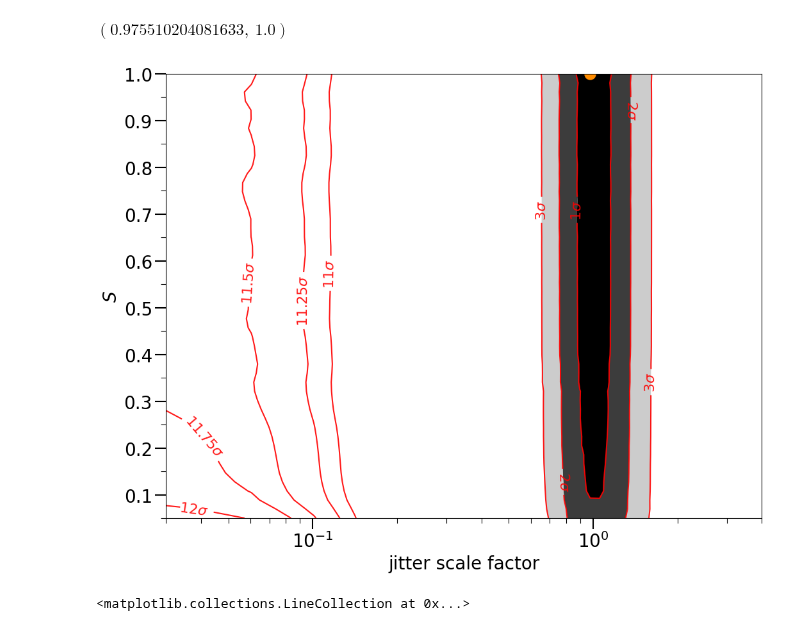
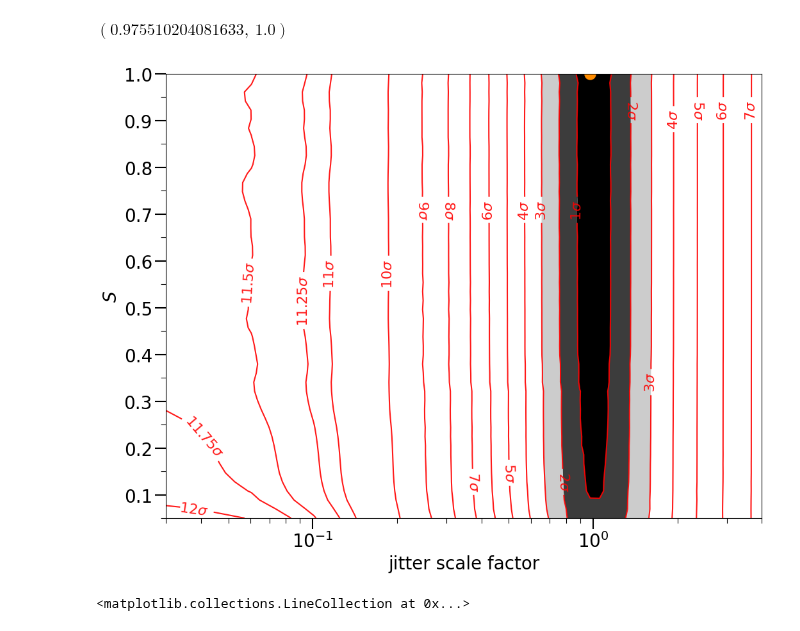
Before and after one commit to ia-chow/SURF2022, a Jupyter notebook: SURF/hd45364_jitter_sini_EDITED.ipynb, the cells around one changed output. Drawn from its saved outputs; the diff is of its cells as text; code cells hidden in the pictures.

Commit message:
updated contour plot to add all the intermediate contours

```diff
--- a/SURF/hd45364_jitter_sini_EDITED.ipynb
+++ b/SURF/hd45364_jitter_sini_EDITED.ipynb
@@ -903,12 +903,14 @@ min_likelihood_index = tuple(np.argwhere(neg_log_likelihoods == min_likelihood).
 # min_likelihood_zero_jitter = np.min(neg_log_likelihoods_0_05[:,0])
 
 # levels
-levels = [min_likelihood + 1, min_likelihood + 4, min_likelihood + 9]
+levels = [min_likelihood + 1., min_likelihood + 4., min_likelihood + 9.]
+levels_intermediate = [min_likelihood + 16., min_likelihood + 25., min_likelihood + 36., min_likelihood + 49., min_likelihood + 64.,
+           min_likelihood + 81.]
 # levels = [min_likelihood + 1, min_likelihood + 4, min_likelihood + 9,
 #                             min_likelihood + 16, min_likelihood + 25, min_likelihood + 36,
 #                             min_likelihood + 49, min_likelihood + 64, min_likelihood + 81,
 #                             min_likelihood + 100]
-levels2 = [min_likelihood + 11. ** 2, min_likelihood + 11.25 ** 2, min_likelihood + 11.55 ** 2, min_likelihood + 11.75 ** 2,
+levels2 = [min_likelihood + 100., min_likelihood + 11. ** 2, min_likelihood + 11.25 ** 2, min_likelihood + 11.55 ** 2, min_likelihood + 11.75 ** 2,
            min_likelihood + 12. ** 2]#, min_likelihood + 11.5 ** 2]#, min_likelihood + 11.5 ** 2]
 
 njitter, nlib = (50, 50)  # can change this
@@ -938,39 +940,46 @@ fig = plt.contourf(jitter_sfs_grid, Alibs_grid, neg_log_likelihoods, levels = le
                    antialiased=True, extend='min', label='negative log likelihoods')
 fig = plt.contour(jitter_sfs_grid, Alibs_grid, neg_log_likelihoods, levels = levels, colors = 'r', alpha = 0.9, antialiased=True)
 fig2 = plt.contour(jitter_sfs_grid_02, Alibs_grid_02, neg_log_likelihoods_02, levels = levels2, colors='r', alpha = 0.9, antialiased=True)
+fig_intermediate = plt.contour(jitter_sfs_grid, Alibs_grid, neg_log_likelihoods, levels = levels_intermediate,
+                               colors = 'r', alpha = 0.9, antialiased=True)
 # fig3 = plt.contour(jitters_grid_02, Alibs_grid_02, neg_log_likelihoods_02, levels = levels2)
 # fig2 = plt.contour(jitters_grid_05, Alibs_grid_05, neg_log_likelihoods_05, levels = [396, 397, 397.5])
 
 plt.scatter(jitter_sfs_grid[min_likelihood_index], Alibs_grid[min_likelihood_index], label = 'Best fit', color='darkorange', s=150)
 # plt.annotate(f'{np.round(min_likelihood, 2)}', xy=(jitters_grid[min_likelihood_index], Alibs_grid[min_likelihood_index]),
 #               xycoords='data', textcoords='axes fraction', xytext=(0.45, 0.95), color='red')
 plt.xlabel('jitter scale factor'), plt.ylabel(r'$S$')
 # plt.clabel(fig, inline=True, fontsize=28, colors='k')#, manual=manual_locations)
 
 low_fmt = {}
 high_fmt = {}
-strs_low = [r'$11\sigma$', r'$11.25\sigma$', r'$11.5\sigma$', r'$11.75\sigma$', r'$12\sigma$']
+int_fmt = {}
+strs_low = [r'$10\sigma$', r'$11\sigma$', r'$11.25\sigma$', r'$11.5\sigma$', r'$11.75\sigma$', r'$12\sigma$']
+strs_intermediate = [r'$4\sigma$', r'$5\sigma$', r'$6\sigma$', r'$7\sigma$', r'$8\sigma$', r'$9\sigma$']
 strs_high = [r'$1\sigma$', r'$2\sigma$', r'$3\sigma$']
 for l, s in zip(levels2, strs_low):
     low_fmt[l] = s
 for l, s in zip(levels, strs_high):
     high_fmt[l] = s
+for l, s in zip(levels_intermediate, strs_intermediate):
+    int_fmt[l] = s
 
 # Basic contour plot
 # plt.clabel(fig3, inline=True, fontsize=14)
 # yticks
 ax.tick_params('both', length=12, width=1.5, which='major')
 ax.tick_params('both', length=6, width=0.8, which='minor')
 ax.yaxis.set_major_locator(MultipleLocator(0.1))
 ax.yaxis.set_minor_locator(MultipleLocator(0.05))
 plt.xlim(left=3e-2)
 plt.ylim(top=1.)
 plt.gca().clabel(fig, inline=True, fmt=high_fmt, fontsize=16)
 plt.gca().clabel(fig2, inline=True, fmt=low_fmt, fontsize=16)
+plt.gca().clabel(fig_intermediate, inline=True, fmt=int_fmt, fontsize=16)
 # plt.legend(loc='upper right')
 plt.savefig('2021_fall-2022_winter/paper_figures/Alib_jitter_sini_contour_05_5.png')#, fmt='png')
 # %% [output]
-[figure, old version]
+[figure, new version]
 # %%
 # neg_log_likelihoods = np.load('neg_log_likelihoods_everything_contours.npy')
 fig, ax = plt.subplots(1, 1, figsize = (12, 8), dpi=100)
```
Also changed, not shown: 1 other file.
